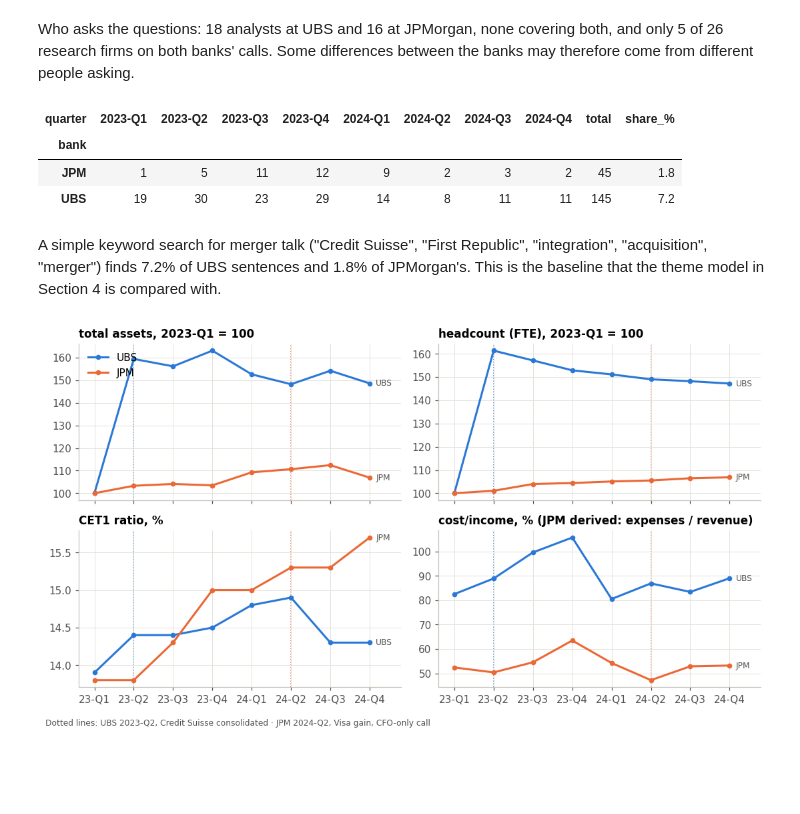
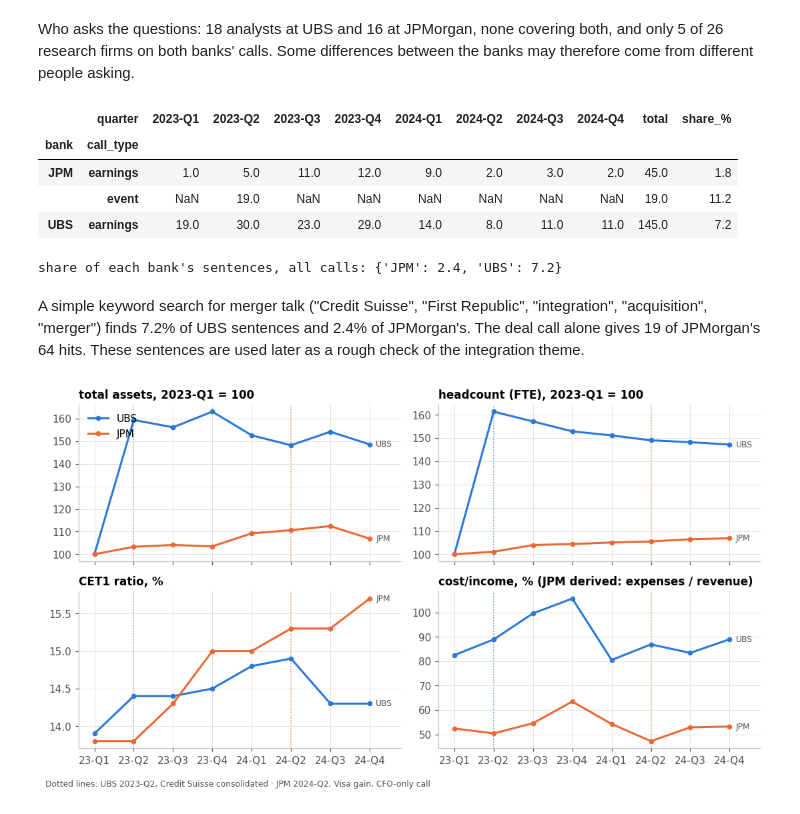
Before and after one commit to maybebool/boe-financial-analysis, a Jupyter notebook: notebooks/angelo/angelo.ipynb, the cells around one changed output. Saved outputs shown, nothing was run; the diff lists cells and outputs as text; code cells hidden in the pictures; blank space fills up the shorter version.

```diff
--- a/notebooks/angelo/angelo.ipynb
+++ b/notebooks/angelo/angelo.ipynb
@@ -661,19 +663,23 @@ Who asks the questions: 18 analysts at UBS and 16 at JPMorgan, none covering bot
 # %%
 # 2.7 keyword baseline for merger talk: the "before" for the semantic filter in Phase 4 (N20)
 MERGER_KW = re.compile(r"(?i:credit suisse|first republic|\bintegrat\w*|\bacquisi\w*|\bmerger\w*)|\bCS\b|\bFRC\b")
 qa["merger_keyword"] = qa["text"].str.contains(MERGER_KW)
-kw = (qa.pivot_table(index="bank", columns="quarter", values="merger_keyword", aggfunc="sum")
+kw = (qa.pivot_table(index=["bank", "call_type"], columns="quarter", values="merger_keyword", aggfunc="sum")
         .reindex(columns=QUARTERS))
 kw["total"] = kw.sum(axis=1)
-kw["share_%"] = (100 * kw["total"] / qa.groupby("bank").size()).round(1)
+kw["share_%"] = (100 * kw["total"] / qa.groupby(["bank", "call_type"]).size()).round(1)
 display(kw)
+print("share of each bank's sentences, all calls:",
+      (100 * qa.groupby("bank")["merger_keyword"].mean()).round(1).to_dict())
 # %% [output]
-| quarter | 2023-Q1 | 2023-Q2 | 2023-Q3 | 2023-Q4 | 2024-Q1 | 2024-Q2 | 2024-Q3 | 2024-Q4 | total | share_% |
-| bank |  |  |  |  |  |  |  |  |  |  |
-| JPM | 1 | 5 | 11 | 12 | 9 | 2 | 3 | 2 | 45 | 1.8 |
-| UBS | 19 | 30 | 23 | 29 | 14 | 8 | 11 | 11 | 145 | 7.2 |
+|  | quarter | 2023-Q1 | 2023-Q2 | 2023-Q3 | 2023-Q4 | 2024-Q1 | 2024-Q2 | 2024-Q3 | 2024-Q4 | total | share_% |
+| bank | call_type |  |  |  |  |  |  |  |  |  |  |
+| JPM | earnings | 1.0 | 5.0 | 11.0 | 12.0 | 9.0 | 2.0 | 3.0 | 2.0 | 45.0 | 1.8 |
+|  | event | NaN | 19.0 | NaN | NaN | NaN | NaN | NaN | NaN | 19.0 | 11.2 |
+| UBS | earnings | 19.0 | 30.0 | 23.0 | 29.0 | 14.0 | 8.0 | 11.0 | 11.0 | 145.0 | 7.2 |
+share of each bank's sentences, all calls: {'JPM': 2.4, 'UBS': 7.2}
 # %% [markdown]
-A simple keyword search for merger talk ("Credit Suisse", "First Republic", "integration", "acquisition", "merger") finds 7.2% of UBS sentences and 1.8% of JPMorgan's. This is the baseline that the theme model in Section 4 is compared with.
+A simple keyword search for merger talk ("Credit Suisse", "First Republic", "integration", "acquisition", "merger") finds 7.2% of UBS sentences and 2.4% of JPMorgan's. The deal call alone gives 19 of JPMorgan's 64 hits. These sentences are used later as a rough check of the integration theme.
 # %%
 # 2.8 reported figures over time with breaks marked (JPM cost/income is derived, so labelled)
 m = (metrics[metrics["basis"] == "reported"]
```
Also changed, not shown: parts of 94 cells of this notebook.
